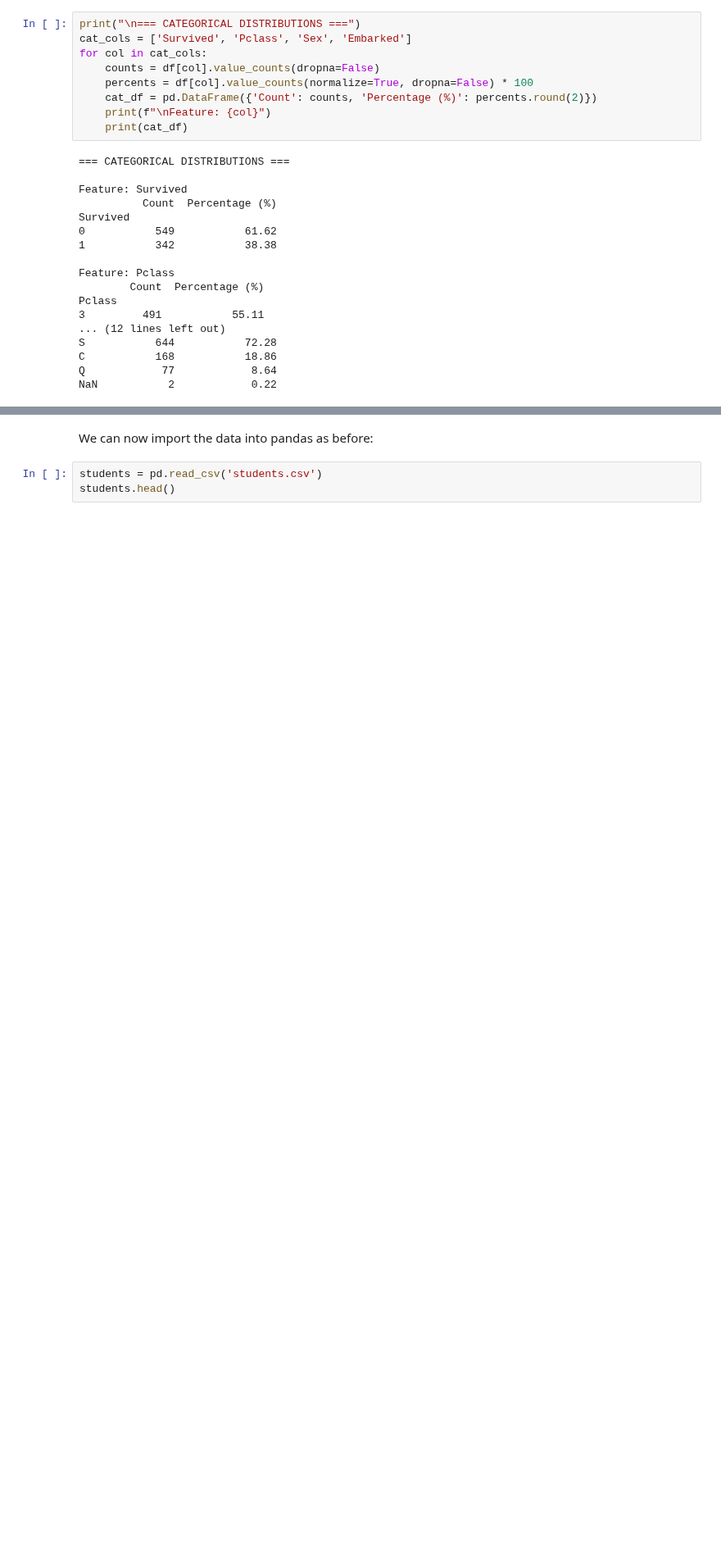
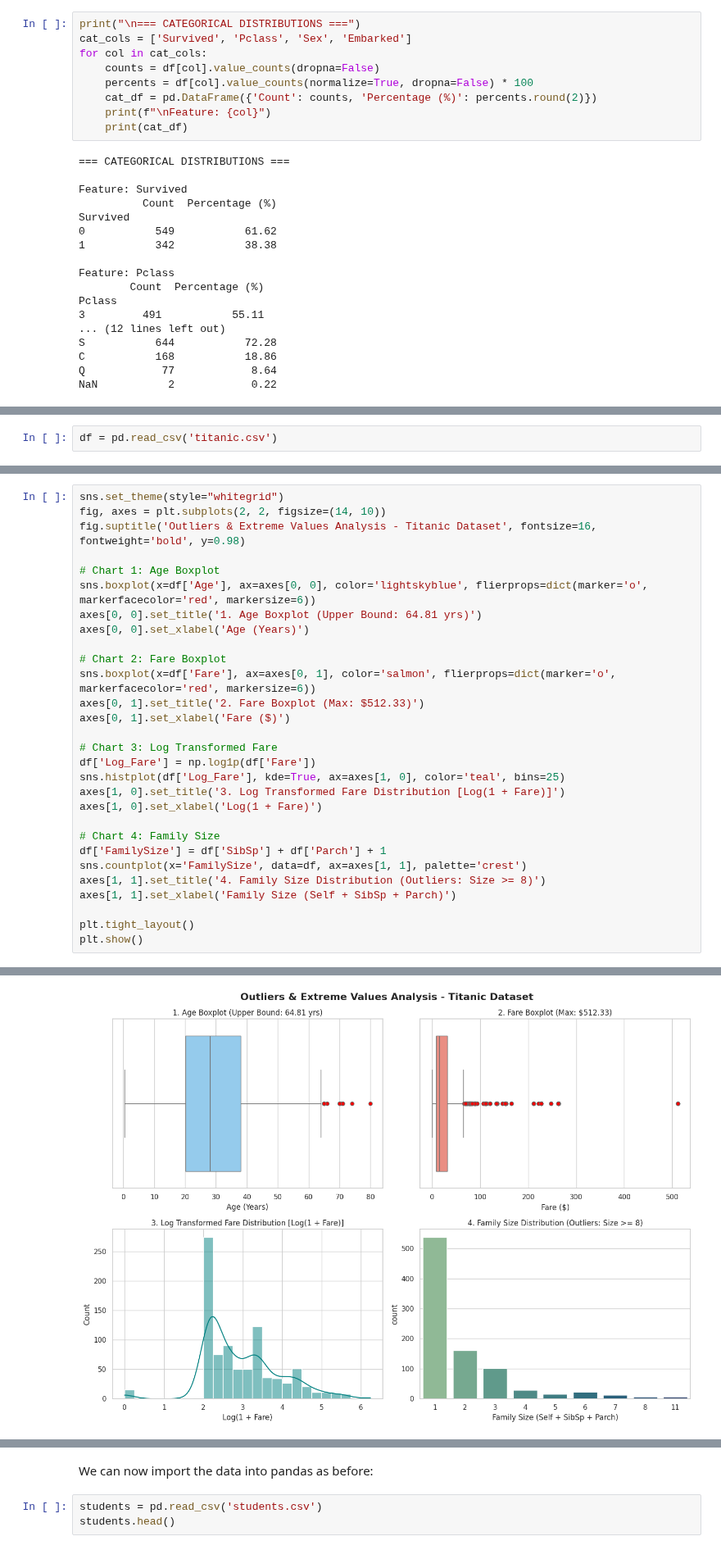
Before and after one commit to raymond-x-design/raymond-x-DataScience-GenAI-Submissions, a Jupyter notebook: Assignment_1/2_05_Exploratory_Data_Analysis.ipynb, the cells around one changed output, grey strips where cells are left out. Shown at 82% size. Drawn from its saved outputs; the diff is of its cells as text; blank space fills up the shorter version.

```diff
--- a/Assignment_1/2_05_Exploratory_Data_Analysis.ipynb
+++ b/Assignment_1/2_05_Exploratory_Data_Analysis.ipynb
@@ -92,0 +204,2 @@ Text(0.5, 1.0, 'Age Distribution (177 Missing)')
+# %%
+df = pd.read_csv('titanic.csv')
@@ -92,0 +244,30 @@ Text(0.5, 1.0, 'Age Distribution (177 Missing)')
+# %%
+sns.set_theme(style="whitegrid")
+fig, axes = plt.subplots(2, 2, figsize=(14, 10))
+fig.suptitle('Outliers & Extreme Values Analysis - Titanic Dataset', fontsize=16, fontweight='bold', y=0.98)
+
+# Chart 1: Age Boxplot
+sns.boxplot(x=df['Age'], ax=axes[0, 0], color='lightskyblue', flierprops=dict(marker='o', markerfacecolor='red', markersize=6))
+axes[0, 0].set_title('1. Age Boxplot (Upper Bound: 64.81 yrs)')
+axes[0, 0].set_xlabel('Age (Years)')
+
+# Chart 2: Fare Boxplot
+sns.boxplot(x=df['Fare'], ax=axes[0, 1], color='salmon', flierprops=dict(marker='o', markerfacecolor='red', markersize=6))
+axes[0, 1].set_title('2. Fare Boxplot (Max: $512.33)')
+axes[0, 1].set_xlabel('Fare ($)')
+
+# Chart 3: Log Transformed Fare
+df['Log_Fare'] = np.log1p(df['Fare'])
+sns.histplot(df['Log_Fare'], kde=True, ax=axes[1, 0], color='teal', bins=25)
+axes[1, 0].set_title('3. Log Transformed Fare Distribution [Log(1 + Fare)]')
+axes[1, 0].set_xlabel('Log(1 + Fare)')
+
+# Chart 4: Family Size
+df['FamilySize'] = df['SibSp'] + df['Parch'] + 1
+sns.countplot(x='FamilySize', data=df, ax=axes[1, 1], palette='crest')
+axes[1, 1].set_title('4. Family Size Distribution (Outliers: Size >= 8)')
+axes[1, 1].set_xlabel('Family Size (Self + SibSp + Parch)')
+
+plt.tight_layout()
+plt.show()
+# %% [output]
@@ -92,0 +277 @@ Text(0.5, 1.0, 'Age Distribution (177 Missing)')
+[figure, added]
```
Also changed, not shown: parts of 24 cells of this notebook.
